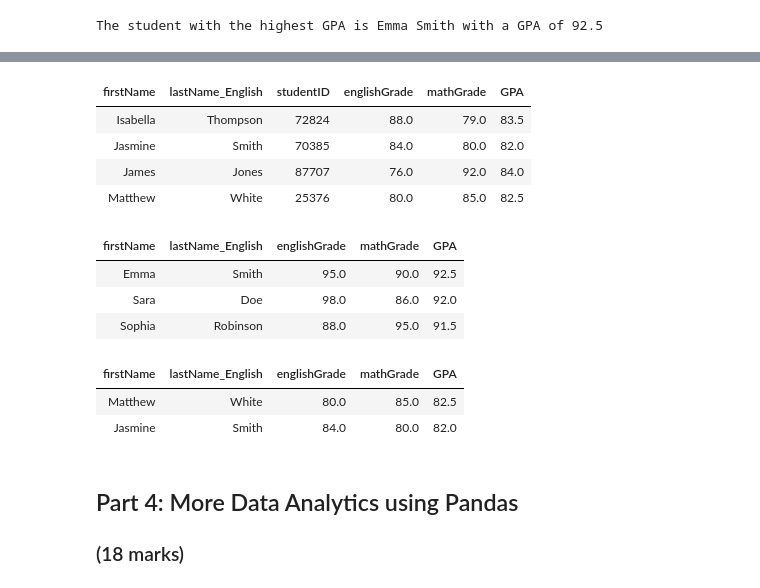
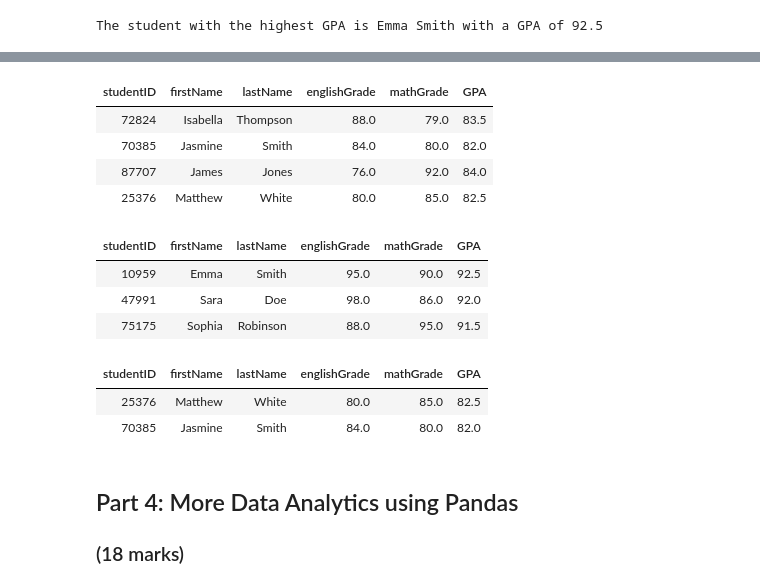
Before and after one commit to prabjotsanghera/ENGG680_2025_Fall, a Jupyter notebook: Lab_Assignment1/StudentGradeManagementSystem.ipynb, the cells around one changed output, grey strips where cells are left out. Saved outputs shown, nothing was run; the diff lists cells and outputs as text; code cells hidden in the pictures.

```diff
--- a/Lab_Assignment1/StudentGradeManagementSystem.ipynb
+++ b/Lab_Assignment1/StudentGradeManagementSystem.ipynb
@@ -261,3 +263,7 @@ df_math.head()
 # %%
 # Merging the DataFrames on 'studentID'
 df_studentGrades = pd.merge(df_english, df_math, on='studentID', suffixes=('_English', '_Math'))
+df_studentGrades.rename(columns={'grade_English':'englishGrade',
+                                 'grade_Math':'mathGrade'}, inplace=True)
+df_studentGrades['GPA'] = df_studentGrades[['englishGrade','mathGrade']].mean(axis=1)
+display(df_studentGrades.head())
@@ -316,10 +336,10 @@ df_studentGrades.head()
 
 df_studentGrades = df_studentGrades.rename(columns={
     'firstName_English': 'firstName',
-    'lastname_english': 'lastName',
+    'lastName_English': 'lastName',
     'grade_English': 'englishGrade',
     'grade_Math': 'mathGrade'
-    })
+})
 # %%
 # Now let's find out some statistics about our student grades!
 # Please use an appropriate Pandas method in the space below to display statistical values like
@@ -348,8 +368,7 @@ df_studentGrades.describe()
 
 df_studentGrades['studentID'] = df_studentGrades['studentID'].astype(str)
 df_studentGrades['firstName'] = df_studentGrades['firstName'].astype(str)
-df_studentGrades['lastName_English'] = df_studentGrades['lastName_English'].astype(str)
-df_studentGrades['lastName_Math'] = df_studentGrades['lastName_Math'].astype(str)
+df_studentGrades['lastName'] = df_studentGrades['lastName'].astype(str)
 df_studentGrades['englishGrade'] = df_studentGrades['englishGrade'].astype(float)
 df_studentGrades['mathGrade'] = df_studentGrades['mathGrade'].astype(float)
 df_studentGrades['GPA'] = df_studentGrades['GPA'].astype(float)
@@ -447,34 +473,40 @@ display(HTML(df_beststudents.to_html(index=False)))
 
 # Filtering and printing students with GPA lower than 85
 df_lowGPA = df_studentGrades[df_studentGrades['GPA'] < 85]
-display(HTML(df_lowGPA[['firstName', 'lastName_English', 'studentID', 'englishGrade', 'mathGrade', 'GPA']].to_html(index=False)))
+
+from IPython.display import display, HTML
+display(HTML(df_lowGPA[['studentID', 'firstName', 'lastName', 'englishGrade', 'mathGrade', 'GPA']].to_html(index=False)))
 # %% [output]
-| firstName | lastName_English | studentID | englishGrade | mathGrade | GPA |
-| Isabella | Thompson | 72824 | 88.0 | 79.0 | 83.5 |
-| Jasmine | Smith | 70385 | 84.0 | 80.0 | 82.0 |
-| James | Jones | 87707 | 76.0 | 92.0 | 84.0 |
-| Matthew | White | 25376 | 80.0 | 85.0 | 82.5 |
+| studentID | firstName | lastName | englishGrade | mathGrade | GPA |
+| 72824 | Isabella | Thompson | 88.0 | 79.0 | 83.5 |
+| 70385 | Jasmine | Smith | 84.0 | 80.0 | 82.0 |
+| 87707 | James | Jones | 76.0 | 92.0 | 84.0 |
+| 25376 | Matthew | White | 80.0 | 85.0 | 82.5 |
 # %%
 # Print the Top 3 Performers (highest GPA)
 
 # Top 3 performers (highest GPA)
 top3 = df_studentsGPASorted.nlargest(3, 'GPA')
-display(HTML(top3[['firstName', 'lastName_English', 'englishGrade', 'mathGrade', 'GPA']].to_html(index=False)))
+
+from IPython.display import display, HTML
+display(HTML(top3[['studentID', 'firstName', 'lastName', 'englishGrade', 'mathGrade', 'GPA']].to_html(index=False)))
 # %% [output]
-| firstName | lastName_English | englishGrade | mathGrade | GPA |
-| Emma | Smith | 95.0 | 90.0 | 92.5 |
-| Sara | Doe | 98.0 | 86.0 | 92.0 |
-| Sophia | Robinson | 88.0 | 95.0 | 91.5 |
+| studentID | firstName | lastName | englishGrade | mathGrade | GPA |
+| 10959 | Emma | Smith | 95.0 | 90.0 | 92.5 |
+| 47991 | Sara | Doe | 98.0 | 86.0 | 92.0 |
+| 75175 | Sophia | Robinson | 88.0 | 95.0 | 91.5 |
 # %%
 # Print the Bottom 2 Performers (lowest GPA)
 
 # Bottom 2 Performers (lowest GPA)
 bottom_2_students = df_studentsGPASorted.tail(2)
-display(HTML(bottom_2_students[['firstName', 'lastName_English', 'englishGrade', 'mathGrade', 'GPA']].to_html(index=False)))
+
+from IPython.display import display, HTML
+display(HTML(bottom_2_students[['studentID', 'firstName', 'lastName', 'englishGrade', 'mathGrade', 'GPA']].to_html(index=False)))
 # %% [output]
-| firstName | lastName_English | englishGrade | mathGrade | GPA |
-| Matthew | White | 80.0 | 85.0 | 82.5 |
-| Jasmine | Smith | 84.0 | 80.0 | 82.0 |
+| studentID | firstName | lastName | englishGrade | mathGrade | GPA |
+| 25376 | Matthew | White | 80.0 | 85.0 | 82.5 |
+| 70385 | Jasmine | Smith | 84.0 | 80.0 | 82.0 |
 # %% [markdown]
 ## Part 4: More Data Analytics using Pandas
 ### (18 marks)
```
Also changed, not shown: parts of 11 cells of this notebook.
